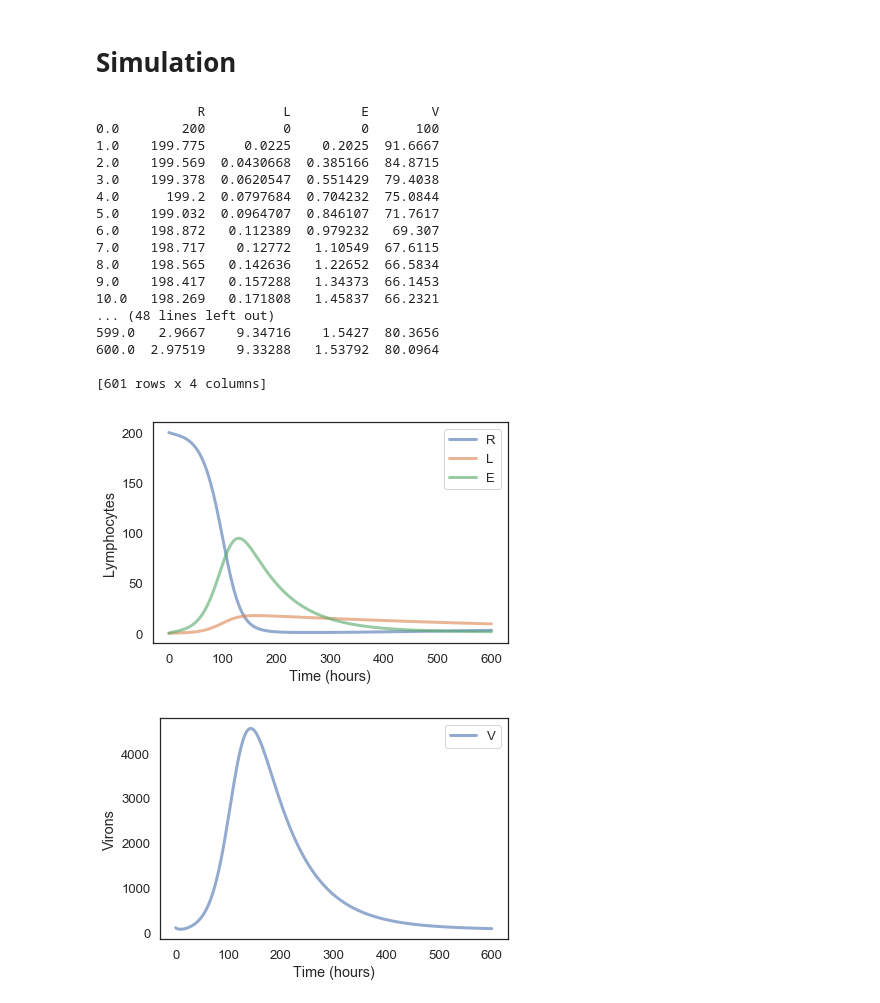
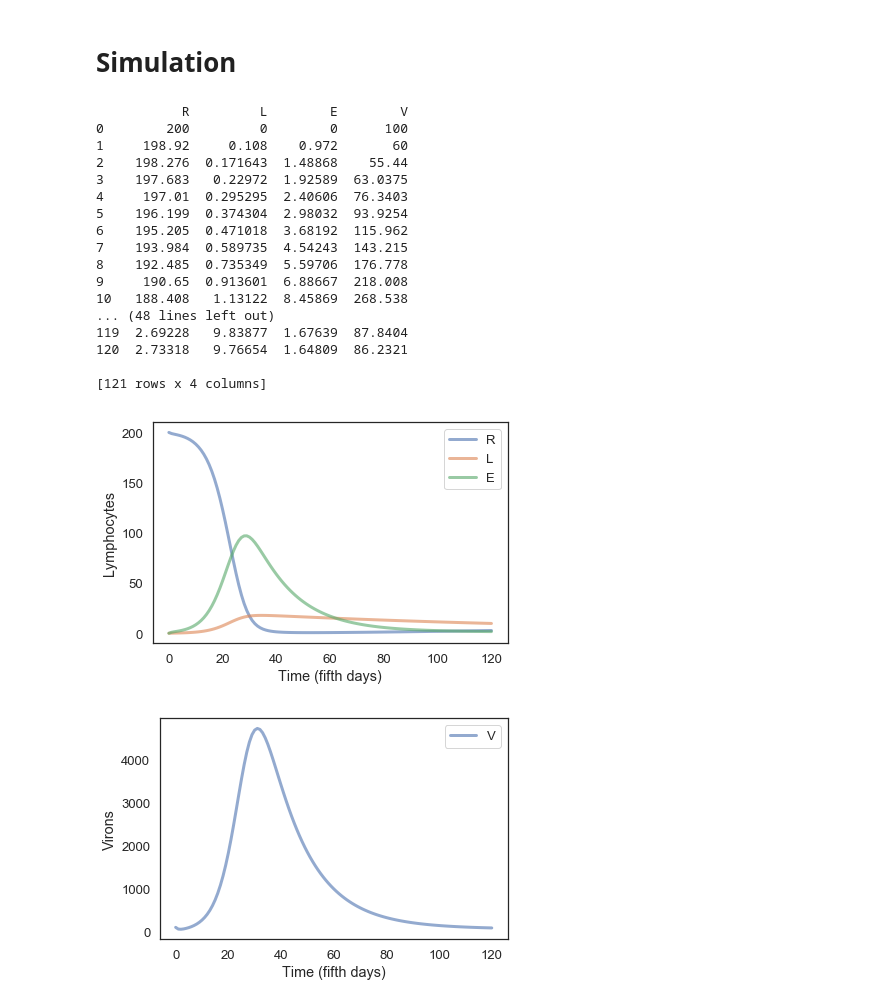
Before and after one commit to davidt315/ModSimPy, a Jupyter notebook: code/hiv_model.ipynb, the cells around one changed output. Cells and saved outputs as stored; diff of their text form; code cells hidden in the pictures.

```diff
--- a/code/hiv_model.ipynb
+++ b/code/hiv_model.ipynb
@@ -19,6 +19,6 @@ License: [Creative Commons Attribution 4.0 International](https://creativecommon
 from modsim import *
 # %%
 init = State(R = 200, L = 0, E = 0, V = 100)
-system = System(gamma = 1.36, tau = .2, mu = .00136, beta = .00027, delta = .33, alpha = .036, rho = .1, sigma = 2, pi = 100, t0 = 0, tEnd = 600, dt = 1/24)
+system = System(init = init, gamma = 1.36, tau = .2, mu = .00136, beta = .00027, delta = .33, alpha = .036, rho = .1, sigma = 2, pi = 100, t0 = 0, t_end = 120, dt = 0.2)
 # %% [output]
 |  | values |
@@ -54,48 +65,48 @@ def updateFunc(init, system):
 # %% [markdown]
 # Simulation
 # %%
-def runSimulation(system, state, updateFunc):
+def runSimulation(system, state, updateFunc):#takes in system state and update func
     frame = TimeFrame(columns = state.index)
-    frame.row[system.t0] = state
+    frame.row[system.t0] = state #assigns first time step to initial state
 
-    for i in linrange(system.t0, system.tEnd):
-        frame.row[i+1] = updateFunc(frame.row[i], system)
+    for i in linrange(system.t0, system.t_end):
+        frame.row[i+1] = updateFunc(frame.row[i], system) #updates the state and takes the last state into update function
     print(frame)
-    return frame
+    return frame #returns the TimeFrameb
 # %%
-def plotData(R, L, E):
+def plotData(R, L, E, V): #plots R, L, E
     plot(R, label = "R")
     plot(L, label = "L")
     plot(E, label = "E")
-    decorate(xlabel='Time (hours)',
+    decorate(xlabel='Time (fifth days)',
              ylabel='Lymphocytes')
-def plotVirons(virons):
+def plotVirons(virons): #plots virons
     plot(virons, label = "V")
-    decorate(xlabel='Time (hours)',
+    decorate(xlabel='Time (fifth days)',
              ylabel='Virons')
 # %%
 frame = runSimulation(system, init, updateFunc)
-plotData(frame.R, frame.L, frame.E)
+plotData(frame.R, frame.L, frame.E, frame.V)
 # %% [output]
-             R          L         E        V
-0.0        200          0         0      100
-1.0    199.775     0.0225    0.2025  91.6667
-2.0    199.569  0.0430668  0.385166  84.8715
-3.0    199.378  0.0620547  0.551429  79.4038
-4.0      199.2  0.0797684  0.704232  75.0844
-5.0    199.032  0.0964707  0.846107  71.7617
-6.0    198.872   0.112389  0.979232   69.307
-7.0    198.717    0.12772   1.10549  67.6115
-8.0    198.565   0.142636   1.22652  66.5834
-9.0    198.417   0.157288   1.34373  66.1453
-10.0   198.269   0.171808   1.45837  66.2321
+           R         L        E        V
+0        200         0        0      100
+1     198.92     0.108    0.972       60
+2    198.276  0.171643  1.48868    55.44
+3    197.683   0.22972  1.92589  63.0375
+4     197.01  0.295295  2.40606  76.3403
+5    196.199  0.374304  2.98032  93.9254
+6    195.205  0.471018  3.68192  115.962
+7    193.984  0.589735  4.54243  143.215
+8    192.485  0.735349  5.59706  176.778
+9     190.65  0.913601  6.88667  218.008
+10   188.408   1.13122  8.45869  268.538
 ... (48 lines left out)
-599.0   2.9667    9.34716    1.5427  80.3656
-600.0  2.97519    9.33288   1.53792  80.0964
+119  2.69228   9.83877  1.67639  87.8404
+120  2.73318   9.76654  1.64809  86.2321
 
-[601 rows x 4 columns]
+[121 rows x 4 columns]
-[figure, old version]
+[figure, new version]
 # %%
 plotVirons(frame.V)
 # %% [output]
-[figure, old version]
+[figure, new version]
```
Also changed, not shown: parts of 3 cells of this notebook, 4 other files.
